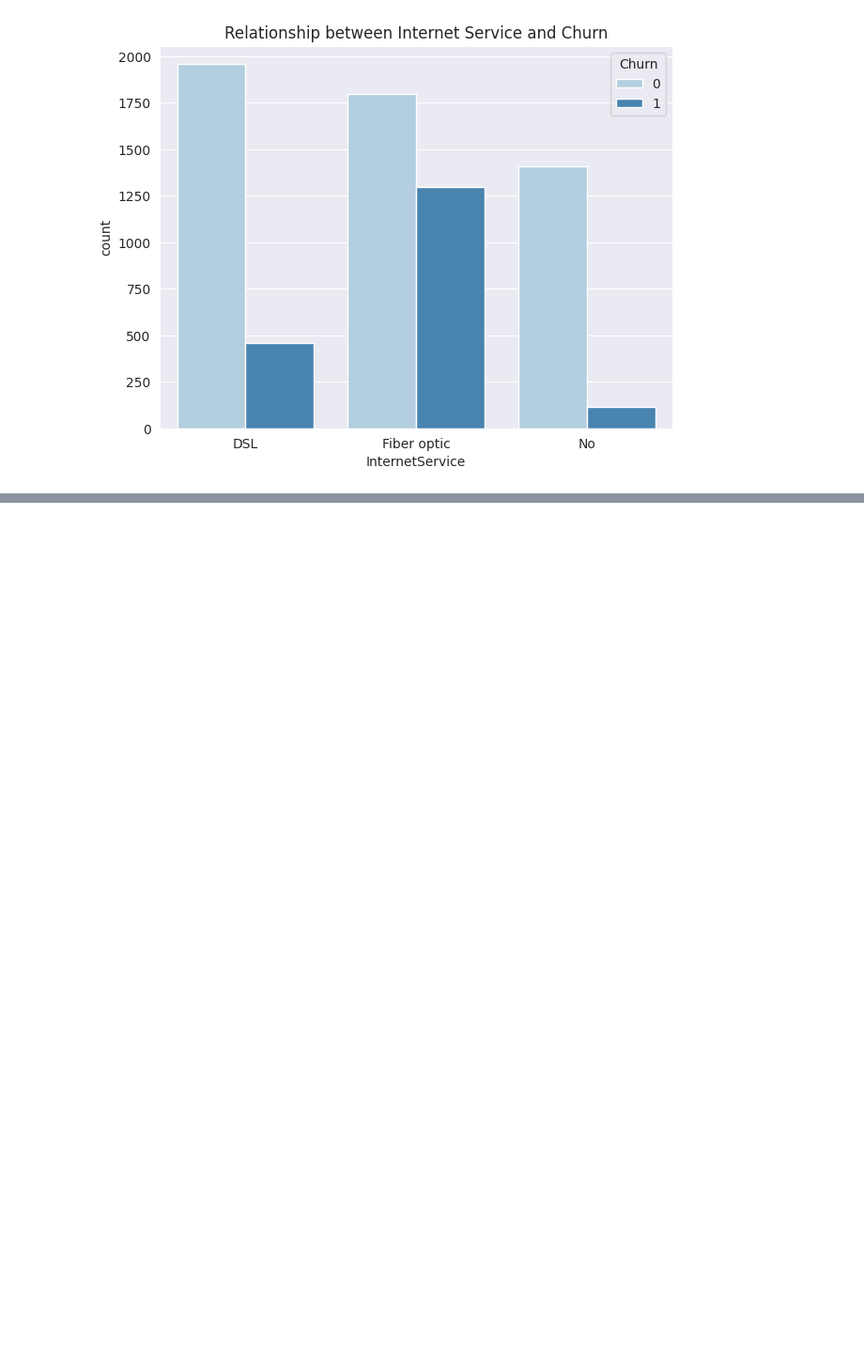
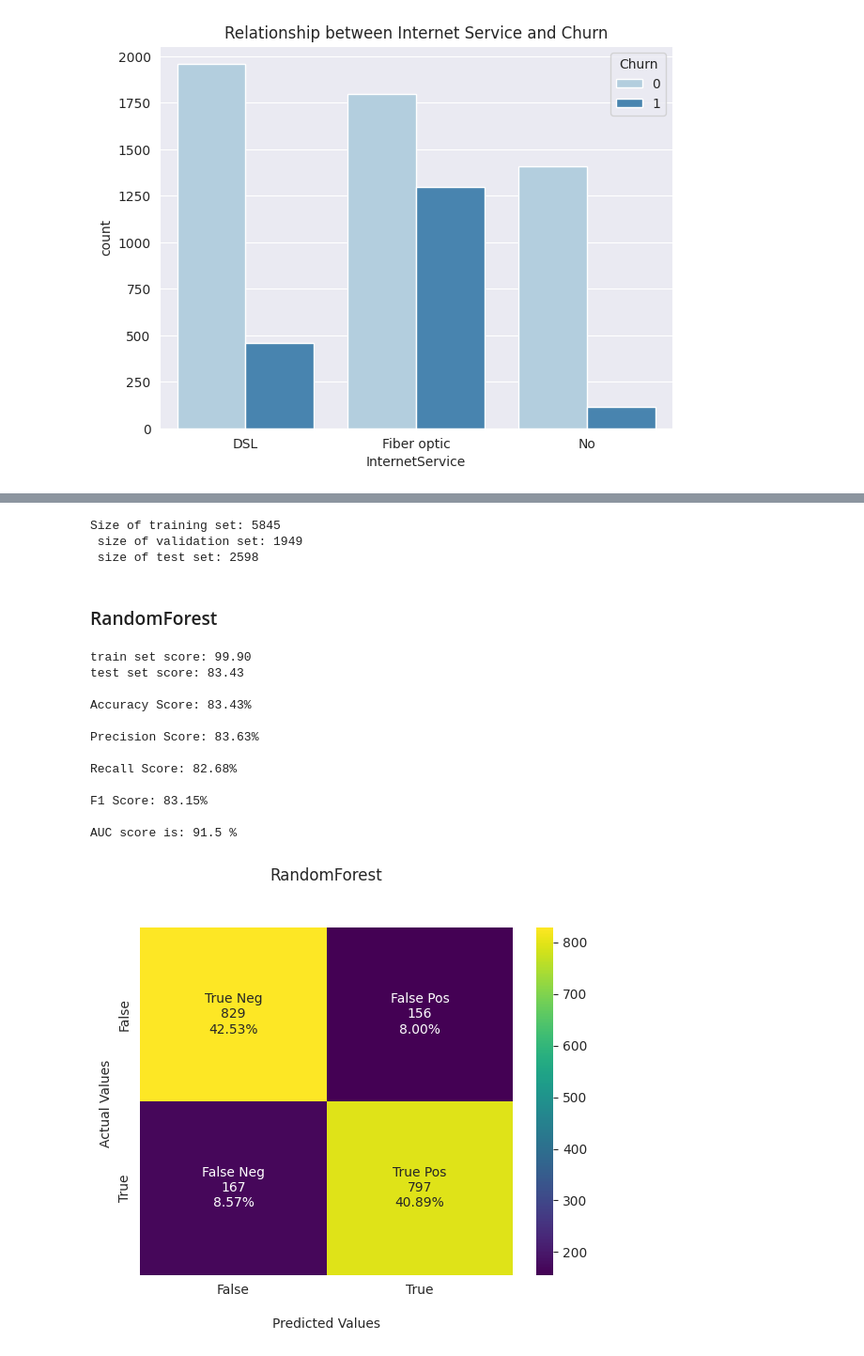
Before and after one commit to slickHnaa/Career_Accelerator_LP3-Classifcation, a Jupyter notebook: 01_Churn.ipynb, the cells around one changed output, grey strips where cells are left out. Shown at 94% size. Saved outputs shown, nothing was run; the diff lists cells and outputs as text; code cells hidden in the pictures; blank space fills up the shorter version.

```diff
--- a/01_Churn.ipynb
+++ b/01_Churn.ipynb
@@ -727,0 +830,3 @@ plt.show()
+# %%
+y= c_data['Churn']                         # Target Variable
+X = c_data.drop('Churn', axis =1)          # Independent Variable
@@ -727,0 +866,3 @@ plt.show()
+# %%
+X_resampled,y_resampled = ADASYN().fit_resample(X,y)
+X_resampled.shape,y_resampled.shape
@@ -727,0 +877,69 @@ plt.show()
+# %%
+X_s = X_resampled
+y_s = y_resampled
+# %%
+# split data into train+validation set and test set
+X_trainval, X_test, y_trainval, y_test = train_test_split(X_s, y_s, random_state=0)
+
+# split train+validation set into training and validation sets
+X_train, X_valid, y_train, y_valid = train_test_split(X_trainval, y_trainval, random_state=1)
+
+print("Size of training set: {}\n size of validation set: {}\n size of test set:" " {}\n".format(X_train.shape[0], X_valid.shape[0], X_test.shape[0]))
+# %% [output]
+Size of training set: 5845
+ size of validation set: 1949
+ size of test set: 2598
+# %% [markdown]
+### RandomForest
+# %%
+crf = RandomForestClassifier()
+# Fit 'LPknn' to the training set
+crf.fit(X_train, y_train)
+
+# Predict Output
+crf_predict = crf.predict(X_valid)
+pred_crf = crf.predict_proba(X_valid)[:,1]
+
+#Train and Test Scores
+crf_Tr_Score = round(crf.score(X_train, y_train)*100, 2)
+crf_Tt_Score = round(crf.score(X_valid, y_valid)*100, 2)
+print('train set score: {:.2f}'.format(crf_Tr_Score))
+print('test set score: {:.2f}'.format(crf_Tt_Score))
+
+
+
+print()
+crf_sc = round(accuracy_score(y_valid, crf_predict)*100, 2)
+print("Accuracy Score: {}%".format(crf_sc))
+print()
+PS_crf = round(precision_score(y_valid, crf_predict)*100, 2)
+print("Precision Score: {}%".format(PS_crf))
+print()
+RS_crf = round(recall_score(y_valid, crf_predict)*100, 2)
+print("Recall Score: {}%".format(RS_crf))
+print()
+FS_crf = round(f1_score(y_valid, crf_predict)*100, 2)
+print("F1 Score: {}%".format(FS_crf))
+print()
+fpr4, tpr4, threshold = roc_curve(y_valid, pred_crf)
+roc_auc = metrics.auc(fpr4, tpr4)
+crfA = round(metrics.auc(fpr4, tpr4)*100, 2)
+print(f'AUC score is:', crfA,'%')
+print()
+confusion = confusion_matrix(y_valid, crf_predict)
+#print("Confusion matrix:\n{}".format(confusion))
+plot_metric(confusion, "RandomForest")
+# %% [output]
+train set score: 99.90
+test set score: 83.43
+
+Accuracy Score: 83.43%
+
+Precision Score: 83.63%
+
+Recall Score: 82.68%
+
+F1 Score: 83.15%
+
+AUC score is: 91.5 %
+[figure, added]
```
Also changed, not shown: parts of 42 cells of this notebook.
